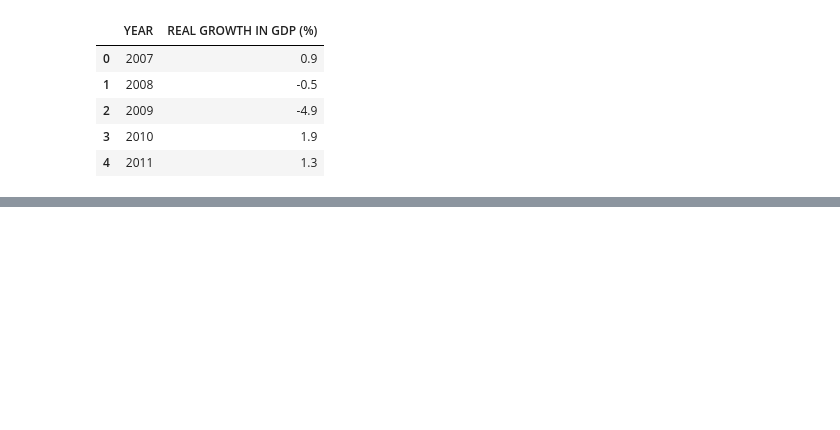
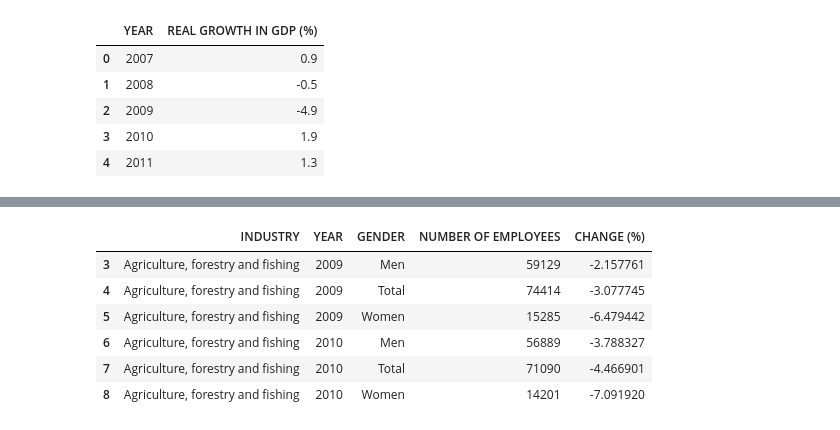
Before and after one commit to NumEconCopenhagen/projects-2023-kscd, a Jupyter notebook: dataproject/dataproject.ipynb, the cells around one changed output, grey strips where cells are left out. Cells and saved outputs as stored; diff of their text form; code cells hidden in the pictures; blank space fills up the shorter version.

```diff
--- a/dataproject/dataproject.ipynb
+++ b/dataproject/dataproject.ipynb
@@ -243,0 +254,52 @@ plt.show()
+# %%
+# Setting parameters
+par_employment = {
+    'table': 'RAS300',
+    'format': 'BULK',
+    'lang': 'en',
+    'variables': [
+        {'code': 'BRANCHE07', 'values': ['1','2','3','4','5','6','7','8','9','10']}, # Choosing all relevant industries
+        {'code': 'SOCIO', 'values': ['*']}, # Cannot leave empty so we choose all values with *
+        {'code': 'ALDER', 'values': ['*']}, # Cannot leave empty so we choose all values with *
+        {'code': 'KØN', 'values': ['TOT', 'M', 'K']}, # TOT = Total, M = Male, K = Female
+        {'code': 'Tid', 'values': ['2006<=2021']}
+    ]
+}
+
+# Fetching data based on parameters set
+employment = employment_dst.get_data(params=par_employment)
+
+# Grouping by industry, year, and gender, and summing the NUMBER OF EMPLOYEES column
+employment = employment.groupby(['BRANCHE07', 'TID', 'KØN'], as_index=False)['INDHOLD'].sum()
+
+# Remove the numbers at the beginning of the industry names
+employment['BRANCHE07'] = employment['BRANCHE07'].str.replace(r'^\d+\s+', '', regex=True)
+
+# Renaming the columns
+employment.rename(columns=
+                {'BRANCHE07':'INDUSTRY',
+                'TID':'YEAR',
+                'KØN':'GENDER',
+                'INDHOLD':'NUMBER OF EMPLOYEES'},
+                inplace=True
+            )
+
+# Sorting the DataFrame by industry, year, and gender
+employment.sort_values(['INDUSTRY', 'YEAR', 'GENDER'], inplace=True)
+
+# Adding a column with the percentage change in total employment from year to year
+employment['CHANGE (%)'] = employment.groupby(['INDUSTRY', 'GENDER'])['NUMBER OF EMPLOYEES'].pct_change() * 100
+
+# Drop rows where YEAR equals 2008
+employment = employment[employment['YEAR'] != 2008]
+
+# Displaying employment table
+employment.head(6)
+# %% [output]
+|  | INDUSTRY | YEAR | GENDER | NUMBER OF EMPLOYEES | CHANGE (%) |
+| 3 | Agriculture, forestry and fishing | 2009 | Men | 59129 | -2.157761 |
+| 4 | Agriculture, forestry and fishing | 2009 | Total | 74414 | -3.077745 |
+| 5 | Agriculture, forestry and fishing | 2009 | Women | 15285 | -6.479442 |
+| 6 | Agriculture, forestry and fishing | 2010 | Men | 56889 | -3.788327 |
+| 7 | Agriculture, forestry and fishing | 2010 | Total | 71090 | -4.466901 |
+| 8 | Agriculture, forestry and fishing | 2010 | Women | 14201 | -7.091920 |
```
Also changed, not shown: parts of 14 cells of this notebook.
